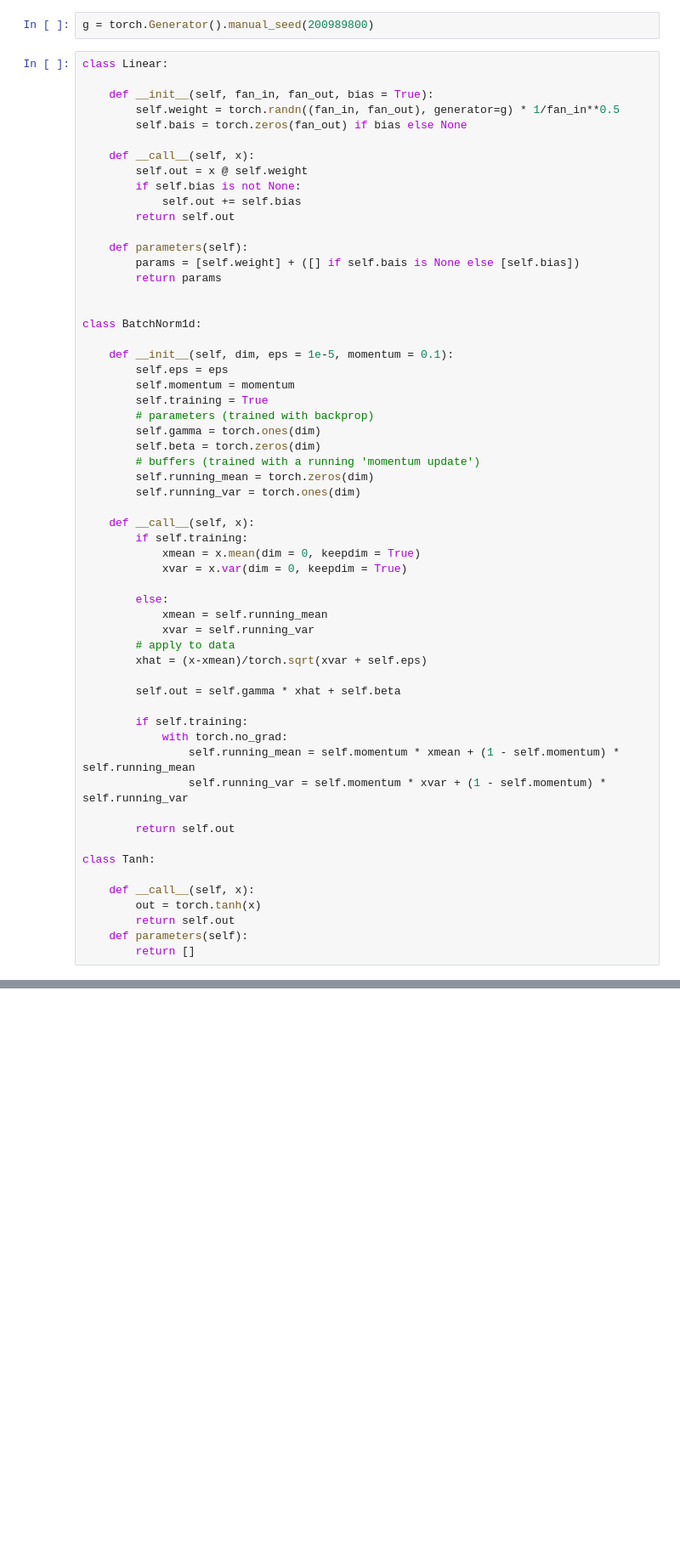
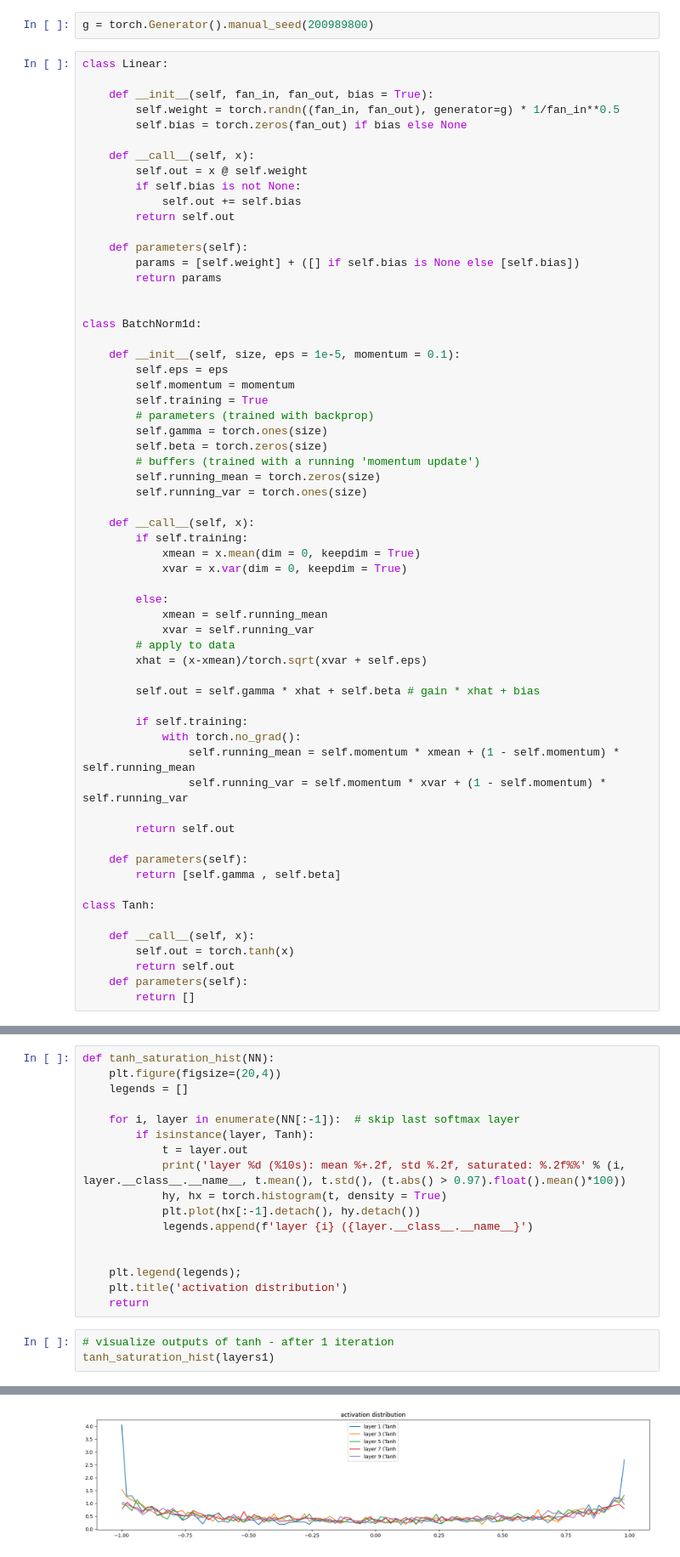
Before and after one commit to Anup710/calm-notebooks, a Jupyter notebook: Karpathy/Makemore/MLP2/nb3_pytorchifying.ipynb, the cells around one changed output, grey strips where cells are left out. Shown at 85% size. Saved outputs shown, nothing was run; the diff lists cells and outputs as text; blank space fills up the shorter version.

```diff
--- a/Karpathy/Makemore/MLP2/nb3_pytorchifying.ipynb
+++ b/Karpathy/Makemore/MLP2/nb3_pytorchifying.ipynb
@@ -77,7 +77,7 @@ class Linear:
 
     def __init__(self, fan_in, fan_out, bias = True):
         self.weight = torch.randn((fan_in, fan_out), generator=g) * 1/fan_in**0.5
-        self.bais = torch.zeros(fan_out) if bias else None
+        self.bias = torch.zeros(fan_out) if bias else None
 
     def __call__(self, x):
         self.out = x @ self.weight
@@ -86,22 +86,22 @@ class Linear:
         return self.out
 
     def parameters(self):
-        params = [self.weight] + ([] if self.bais is None else [self.bias])
+        params = [self.weight] + ([] if self.bias is None else [self.bias])
         return params
 
 
 class BatchNorm1d:
 
-    def __init__(self, dim, eps = 1e-5, momentum = 0.1):
+    def __init__(self, size, eps = 1e-5, momentum = 0.1):
         self.eps = eps
         self.momentum = momentum
         self.training = True
         # parameters (trained with backprop)
-        self.gamma = torch.ones(dim)
-        self.beta = torch.zeros(dim)
+        self.gamma = torch.ones(size)
+        self.beta = torch.zeros(size)
         # buffers (trained with a running 'momentum update')
-        self.running_mean = torch.zeros(dim)
-        self.running_var = torch.ones(dim)
+        self.running_mean = torch.zeros(size)
+        self.running_var = torch.ones(size)
 
     def __call__(self, x):
         if self.training:
@@ -114,19 +114,22 @@ class BatchNorm1d:
         # apply to data
         xhat = (x-xmean)/torch.sqrt(xvar + self.eps)
 
-        self.out = self.gamma * xhat + self.beta
+        self.out = self.gamma * xhat + self.beta # gain * xhat + bias
 
         if self.training:
-            with torch.no_grad:
+            with torch.no_grad():
                 self.running_mean = self.momentum * xmean + (1 - self.momentum) * self.running_mean
                 self.running_var = self.momentum * xvar + (1 - self.momentum) * self.running_var
 
         return self.out
 
+    def parameters(self):
+        return [self.gamma , self.beta]
+
 class Tanh:
 
     def __call__(self, x):
-        out = torch.tanh(x)
+        self.out = torch.tanh(x)
         return self.out
     def parameters(self):
         return []
@@ -132,0 +216,21 @@ class Tanh:
+# %%
+def tanh_saturation_hist(NN):
+    plt.figure(figsize=(20,4))
+    legends = []
+
+    for i, layer in enumerate(NN[:-1]):  # skip last softmax layer
+        if isinstance(layer, Tanh):
+            t = layer.out
+            print('layer %d (%10s): mean %+.2f, std %.2f, saturated: %.2f%%' % (i, layer.__class__.__name__, t.mean(), t.std(), (t.abs() > 0.97).float().mean()*100))
+            hy, hx = torch.histogram(t, density = True)
+            plt.plot(hx[:-1].detach(), hy.detach())
+            legends.append(f'layer {i} ({layer.__class__.__name__}')
+
+
+    plt.legend(legends);
+    plt.title('activation distribution')
+    return
+# %%
+# visualize outputs of tanh - after 1 iteration
+tanh_saturation_hist(layers1)
+# %% [output]
@@ -132,0 +242 @@ class Tanh:
+[figure, added]
```
Also changed, not shown: parts of 27 cells of this notebook.
